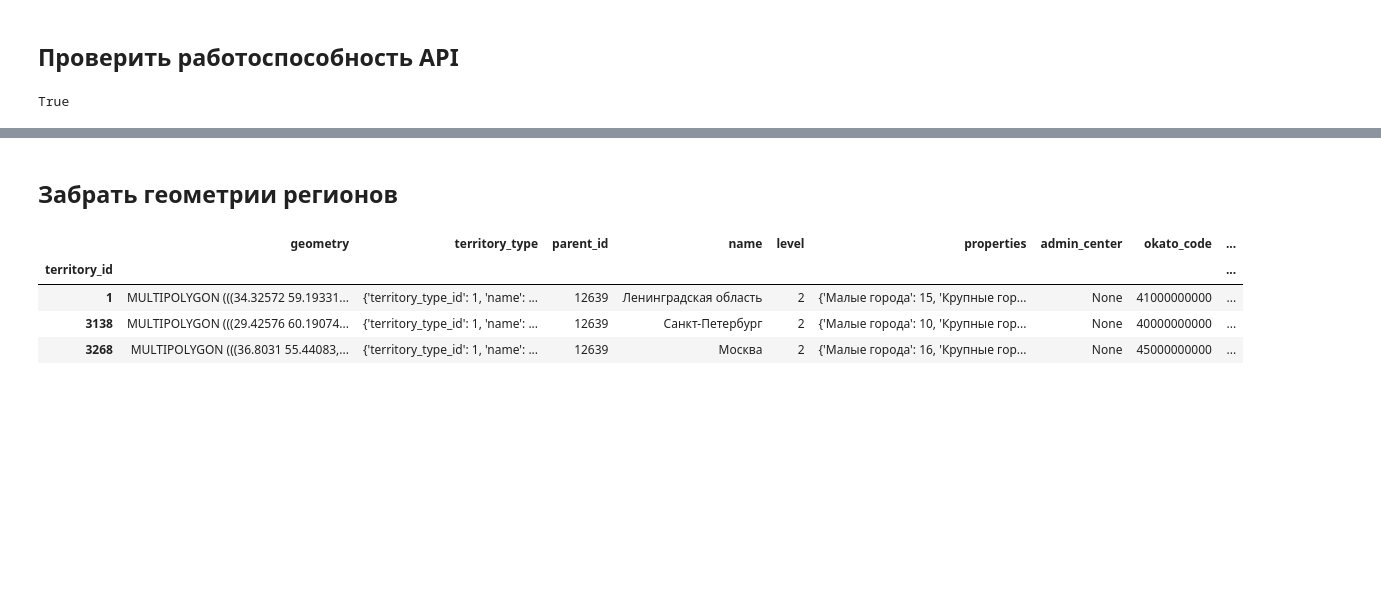
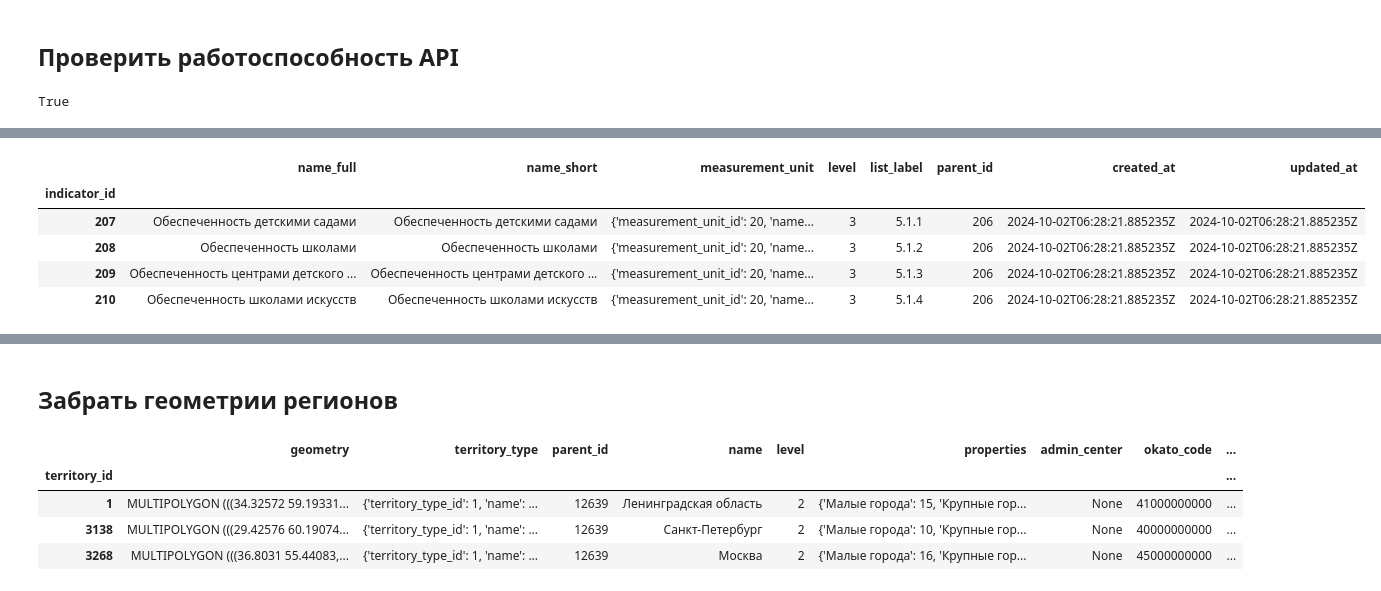
Before and after one commit to vasilstar97/idu-clients, a Jupyter notebook: examples/urban_api.ipynb, the cells around one changed output, grey strips where cells are left out. Saved outputs shown, nothing was run; the diff lists cells and outputs as text; code cells hidden in the pictures; blank space fills up the shorter version.

```diff
--- a/examples/urban_api.ipynb
+++ b/examples/urban_api.ipynb
@@ -12,0 +71,9 @@ True
+# %%
+await urban_api.get_indicators(206)
+# %% [output]
+|  | name_full | name_short | measurement_unit | level | list_label | parent_id | created_at | updated_at |
+| indicator_id |  |  |  |  |  |  |  |  |
+| 207 | Обеспеченность детскими садами | Обеспеченность детскими садами | {'measurement_unit_id': 20, 'name... | 3 | 5.1.1 | 206 | 2024-10-02T06:28:21.885235Z | 2024-10-02T06:28:21.885235Z |
+| 208 | Обеспеченность школами | Обеспеченность школами | {'measurement_unit_id': 20, 'name... | 3 | 5.1.2 | 206 | 2024-10-02T06:28:21.885235Z | 2024-10-02T06:28:21.885235Z |
+| 209 | Обеспеченность центрами детского ... | Обеспеченность центрами детского ... | {'measurement_unit_id': 20, 'name... | 3 | 5.1.3 | 206 | 2024-10-02T06:28:21.885235Z | 2024-10-02T06:28:21.885235Z |
+| 210 | Обеспеченность школами искусств | Обеспеченность школами искусств | {'measurement_unit_id': 20, 'name... | 3 | 5.1.4 | 206 | 2024-10-02T06:28:21.885235Z | 2024-10-02T06:28:21.885235Z |
```
Also changed, not shown: parts of 11 cells of this notebook, 1 other file.
